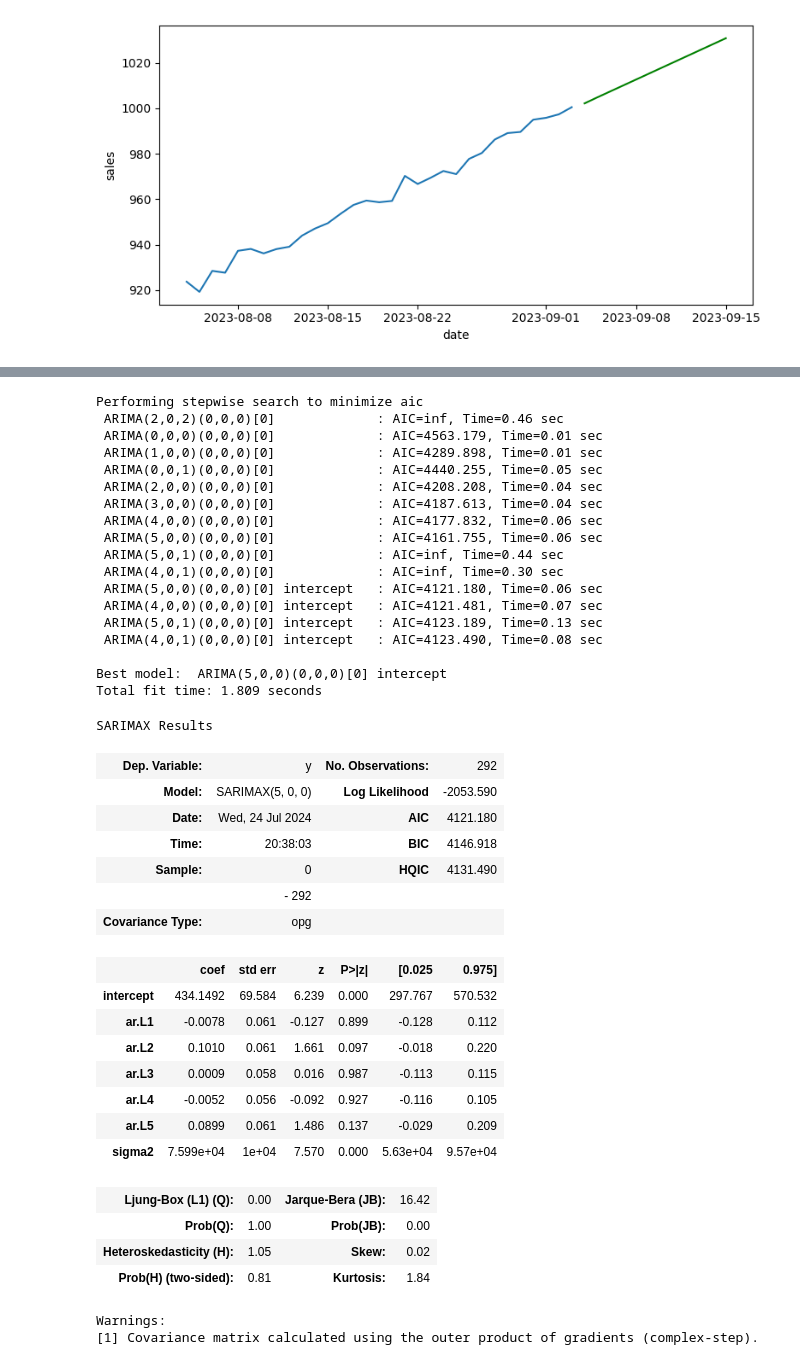
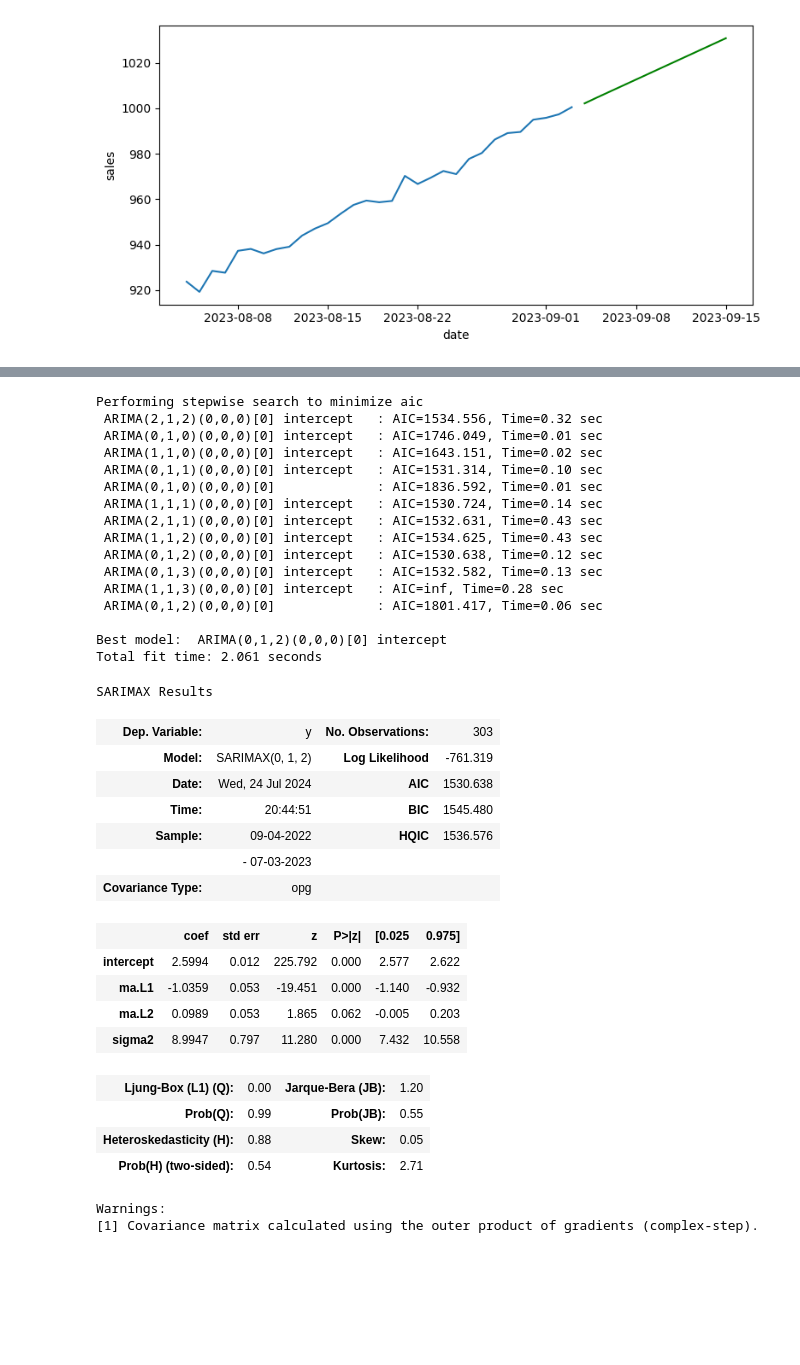
Before and after one commit to leandro-reguero/alt-time-series, a Jupyter notebook: src/explore.ipynb, the cells around one changed output, grey strips where cells are left out. Drawn from its saved outputs; the diff is of its cells as text; code cells hidden in the pictures; blank space fills up the shorter version.

```diff
--- a/src/explore.ipynb
+++ b/src/explore.ipynb
@@ -393,0 +378,8 @@ Name: sales, Length: 74, dtype: float64
+# %%
+# defino entrenamiento
+start_date = "2022-09-03"
+end_date = "2023-07-03"
+inicio = (sales.index> start_date) & (sales.index <= end_date)
+
+train = sales[inicio]
+train
@@ -394,45 +422,40 @@ Name: sales, Length: 74, dtype: float64
 # %%
-arima_model = auto_arima(train, seasonal = False, trace = True, m= 12)
+arima_model = auto_arima(train, seasonal = False, trace = True)
 
 arima_model.summary()
 # %% [output]
 Performing stepwise search to minimize aic
- ARIMA(2,0,2)(0,0,0)[0]             : AIC=inf, Time=0.46 sec
- ARIMA(0,0,0)(0,0,0)[0]             : AIC=4563.179, Time=0.01 sec
- ARIMA(1,0,0)(0,0,0)[0]             : AIC=4289.898, Time=0.01 sec
- ARIMA(0,0,1)(0,0,0)[0]             : AIC=4440.255, Time=0.05 sec
- ARIMA(2,0,0)(0,0,0)[0]             : AIC=4208.208, Time=0.04 sec
- ARIMA(3,0,0)(0,0,0)[0]             : AIC=4187.613, Time=0.04 sec
- ARIMA(4,0,0)(0,0,0)[0]             : AIC=4177.832, Time=0.06 sec
- ARIMA(5,0,0)(0,0,0)[0]             : AIC=4161.755, Time=0.06 sec
- ARIMA(5,0,1)(0,0,0)[0]             : AIC=inf, Time=0.44 sec
- ARIMA(4,0,1)(0,0,0)[0]             : AIC=inf, Time=0.30 sec
- ARIMA(5,0,0)(0,0,0)[0] intercept   : AIC=4121.180, Time=0.06 sec
- ARIMA(4,0,0)(0,0,0)[0] intercept   : AIC=4121.481, Time=0.07 sec
- ARIMA(5,0,1)(0,0,0)[0] intercept   : AIC=4123.189, Time=0.13 sec
- ARIMA(4,0,1)(0,0,0)[0] intercept   : AIC=4123.490, Time=0.08 sec
+ ARIMA(2,1,2)(0,0,0)[0] intercept   : AIC=1534.556, Time=0.32 sec
+ ARIMA(0,1,0)(0,0,0)[0] intercept   : AIC=1746.049, Time=0.01 sec
+ ARIMA(1,1,0)(0,0,0)[0] intercept   : AIC=1643.151, Time=0.02 sec
+ ARIMA(0,1,1)(0,0,0)[0] intercept   : AIC=1531.314, Time=0.10 sec
+ ARIMA(0,1,0)(0,0,0)[0]             : AIC=1836.592, Time=0.01 sec
+ ARIMA(1,1,1)(0,0,0)[0] intercept   : AIC=1530.724, Time=0.14 sec
+ ARIMA(2,1,1)(0,0,0)[0] intercept   : AIC=1532.631, Time=0.43 sec
+ ARIMA(1,1,2)(0,0,0)[0] intercept   : AIC=1534.625, Time=0.43 sec
+ ARIMA(0,1,2)(0,0,0)[0] intercept   : AIC=1530.638, Time=0.12 sec
+ ARIMA(0,1,3)(0,0,0)[0] intercept   : AIC=1532.582, Time=0.13 sec
+ ARIMA(1,1,3)(0,0,0)[0] intercept   : AIC=inf, Time=0.28 sec
+ ARIMA(0,1,2)(0,0,0)[0]             : AIC=1801.417, Time=0.06 sec
 
-Best model:  ARIMA(5,0,0)(0,0,0)[0] intercept
-Total fit time: 1.809 seconds
+Best model:  ARIMA(0,1,2)(0,0,0)[0] intercept
+Total fit time: 2.061 seconds
 SARIMAX Results
-| Dep. Variable: | y | No. Observations: | 292 |
-| Model: | SARIMAX(5, 0, 0) | Log Likelihood | -2053.590 |
-| Date: | Wed, 24 Jul 2024 | AIC | 4121.180 |
-| Time: | 20:38:03 | BIC | 4146.918 |
-| Sample: | 0 | HQIC | 4131.490 |
-|  | - 292 |  |  |
+| Dep. Variable: | y | No. Observations: | 303 |
+| Model: | SARIMAX(0, 1, 2) | Log Likelihood | -761.319 |
+| Date: | Wed, 24 Jul 2024 | AIC | 1530.638 |
+| Time: | 20:44:51 | BIC | 1545.480 |
+| Sample: | 09-04-2022 | HQIC | 1536.576 |
+|  | - 07-03-2023 |  |  |
 | Covariance Type: | opg |  |  |
 |  | coef | std err | z | P>|z| | [0.025 | 0.975] |
-| intercept | 434.1492 | 69.584 | 6.239 | 0.000 | 297.767 | 570.532 |
-| ar.L1 | -0.0078 | 0.061 | -0.127 | 0.899 | -0.128 | 0.112 |
-| ar.L2 | 0.1010 | 0.061 | 1.661 | 0.097 | -0.018 | 0.220 |
-| ar.L3 | 0.0009 | 0.058 | 0.016 | 0.987 | -0.113 | 0.115 |
-| ar.L4 | -0.0052 | 0.056 | -0.092 | 0.927 | -0.116 | 0.105 |
-| ar.L5 | 0.0899 | 0.061 | 1.486 | 0.137 | -0.029 | 0.209 |
-| sigma2 | 7.599e+04 | 1e+04 | 7.570 | 0.000 | 5.63e+04 | 9.57e+04 |
+| intercept | 2.5994 | 0.012 | 225.792 | 0.000 | 2.577 | 2.622 |
+| ma.L1 | -1.0359 | 0.053 | -19.451 | 0.000 | -1.140 | -0.932 |
+| ma.L2 | 0.0989 | 0.053 | 1.865 | 0.062 | -0.005 | 0.203 |
+| sigma2 | 8.9947 | 0.797 | 11.280 | 0.000 | 7.432 | 10.558 |
-| Ljung-Box (L1) (Q): | 0.00 | Jarque-Bera (JB): | 16.42 |
-| Prob(Q): | 1.00 | Prob(JB): | 0.00 |
-| Heteroskedasticity (H): | 1.05 | Skew: | 0.02 |
-| Prob(H) (two-sided): | 0.81 | Kurtosis: | 1.84 |
+| Ljung-Box (L1) (Q): | 0.00 | Jarque-Bera (JB): | 1.20 |
+| Prob(Q): | 0.99 | Prob(JB): | 0.55 |
+| Heteroskedasticity (H): | 0.88 | Skew: | 0.05 |
+| Prob(H) (two-sided): | 0.54 | Kurtosis: | 2.71 |
 Warnings:
 [1] Covariance matrix calculated using the outer product of gradients (complex-step).
```
Also changed, not shown: parts of 12 cells of this notebook, 1 other file.
